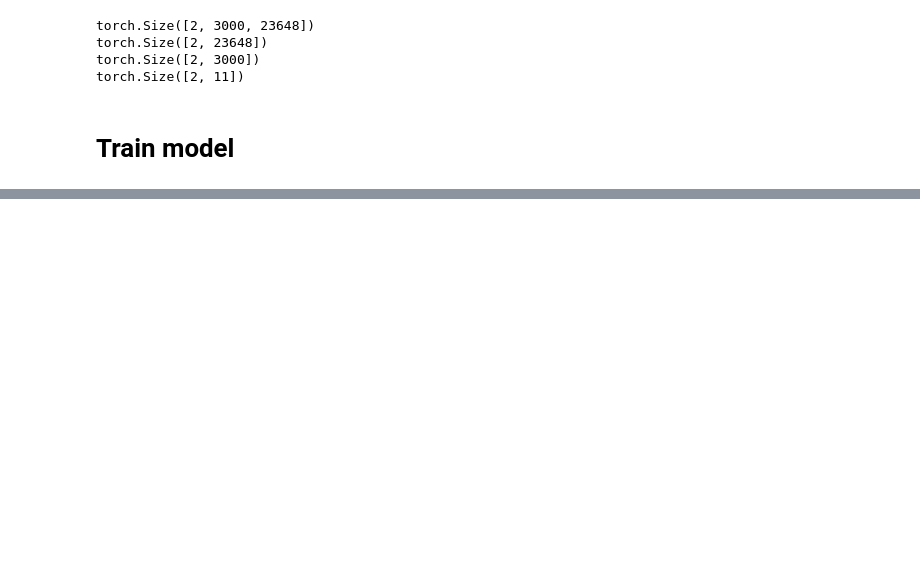
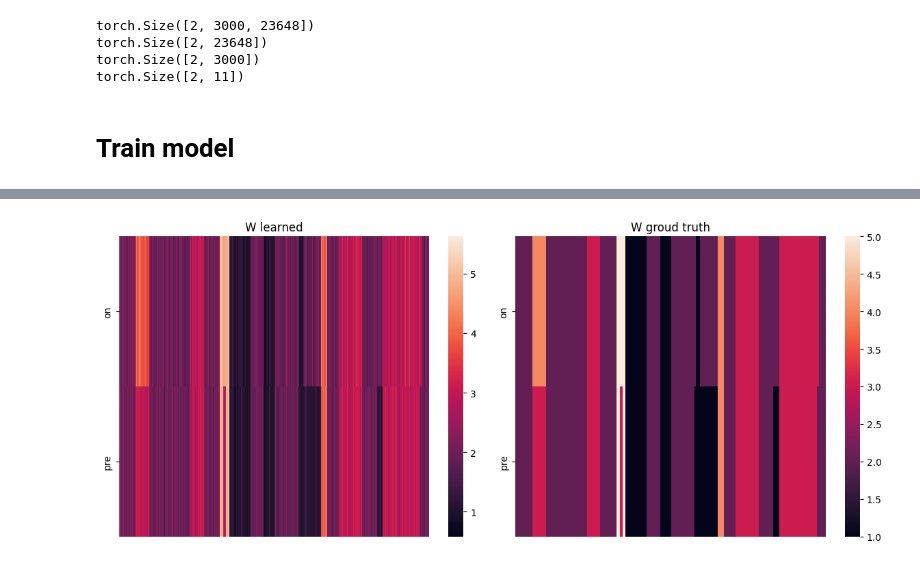
Before and after one commit to azizilab/echidna, a Jupyter notebook: notebooks/run_multi_timepoints.ipynb, the cells around one changed output, grey strips where cells are left out. Saved outputs shown, nothing was run; the diff lists cells and outputs as text; code cells hidden in the pictures; blank space fills up the shorter version.

```diff
--- a/notebooks/run_multi_timepoints.ipynb
+++ b/notebooks/run_multi_timepoints.ipynb
@@ -106,0 +111,26 @@ tensor([[[3.9698e+23, 2.4200e+24, 2.4784e+22,  ..., 1.2379e+15,
+# %%
+W_learned = np.array(sample_W(pi_obs, eta))
+W_obs_np = W_obs.numpy()
+# %%
+# Create subplots
+fig, axes = plt.subplots(1, 2, figsize=(12, 5))  # 1 row, 2 columns
+
+# Plot the first heatmap
+sns.heatmap(W_learned, ax=axes[0])
+axes[0].set_title('W learned')
+axes[0].set_xticks([])
+axes[0].set_yticklabels(['on', 'pre'])
+
+# Plot the second heatmap
+sns.heatmap(W_obs_np, ax=axes[1])
+axes[1].set_title("W groud truth")
+axes[1].set_xticks([])
+axes[1].set_yticklabels(['on', 'pre'])
+
+# Adjust layout
+plt.tight_layout()
+
+# Show the plot
+plt.show()
+# %% [output]
+[figure, added]
```
Also changed, not shown: parts of 15 cells of this notebook, 3 other files.
